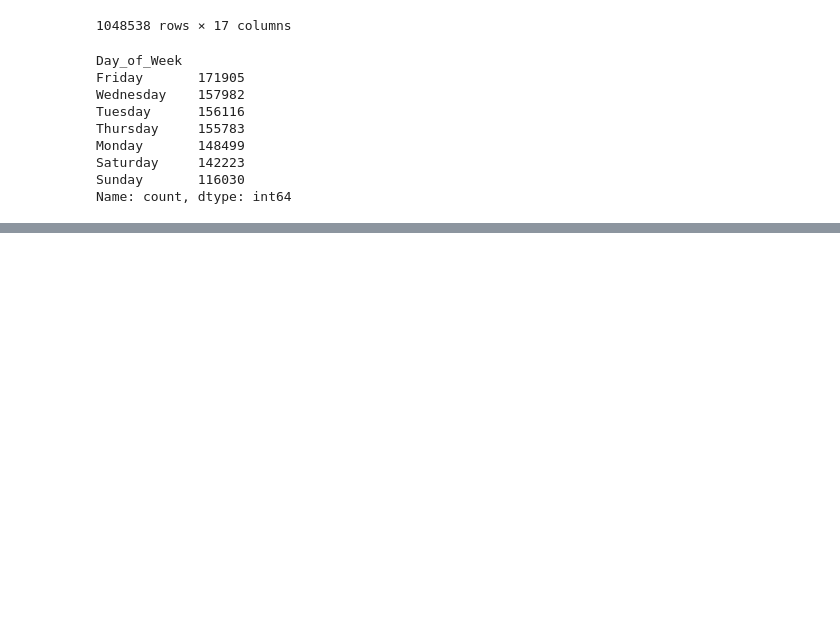
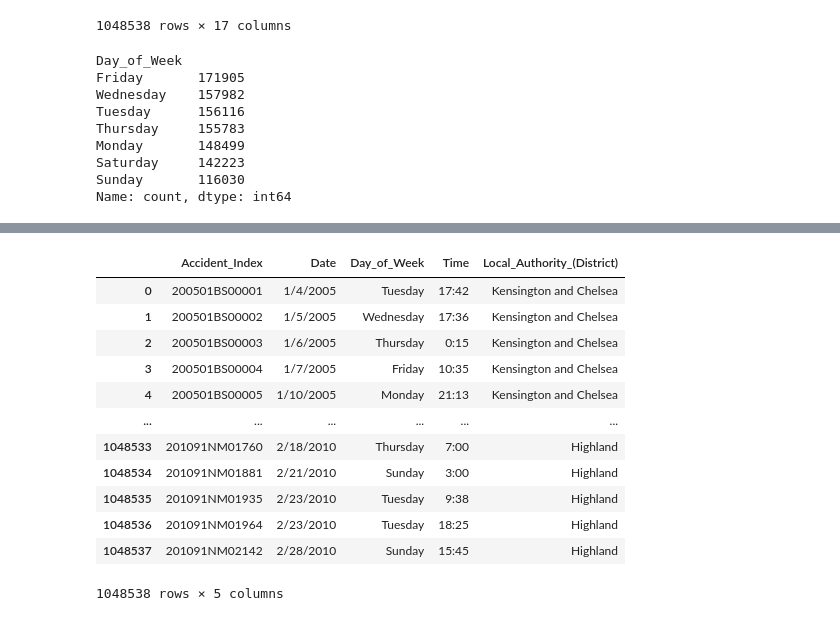
Before and after one commit to Inupa6677/DSGP-GROUP-9, a Jupyter notebook: work with new data set.ipynb, the cells around one changed output, grey strips where cells are left out. Cells and saved outputs as stored; diff of their text form; code cells hidden in the pictures; blank space fills up the shorter version.

```diff
--- a/work with new data set.ipynb
+++ b/work with new data set.ipynb
@@ -124,0 +143,19 @@ Name: count, dtype: int64
+# %%
+# main selected fields
+selected_columns = ['Accident_Index', 'Date', 'Day_of_Week', 'Time', 'Local_Authority_(District)']
+df_selected = df1[selected_columns]
+df_selected
+# %% [output]
+|  | Accident_Index | Date | Day_of_Week | Time | Local_Authority_(District) |
+| 0 | 200501BS00001 | 1/4/2005 | Tuesday | 17:42 | Kensington and Chelsea |
+| 1 | 200501BS00002 | 1/5/2005 | Wednesday | 17:36 | Kensington and Chelsea |
+| 2 | 200501BS00003 | 1/6/2005 | Thursday | 0:15 | Kensington and Chelsea |
+| 3 | 200501BS00004 | 1/7/2005 | Friday | 10:35 | Kensington and Chelsea |
+| 4 | 200501BS00005 | 1/10/2005 | Monday | 21:13 | Kensington and Chelsea |
+| ... | ... | ... | ... | ... | ... |
+| 1048533 | 201091NM01760 | 2/18/2010 | Thursday | 7:00 | Highland |
+| 1048534 | 201091NM01881 | 2/21/2010 | Sunday | 3:00 | Highland |
+| 1048535 | 201091NM01935 | 2/23/2010 | Tuesday | 9:38 | Highland |
+| 1048536 | 201091NM01964 | 2/23/2010 | Tuesday | 18:25 | Highland |
+| 1048537 | 201091NM02142 | 2/28/2010 | Sunday | 15:45 | Highland |
+1048538 rows × 5 columns
```
Also changed, not shown: parts of 8 cells of this notebook.
